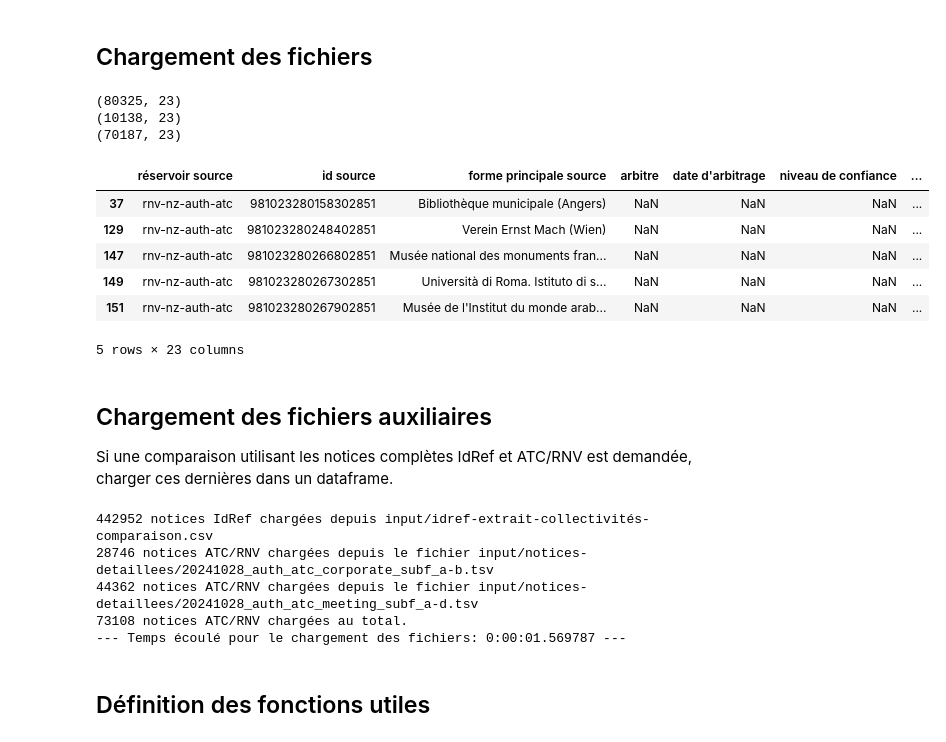
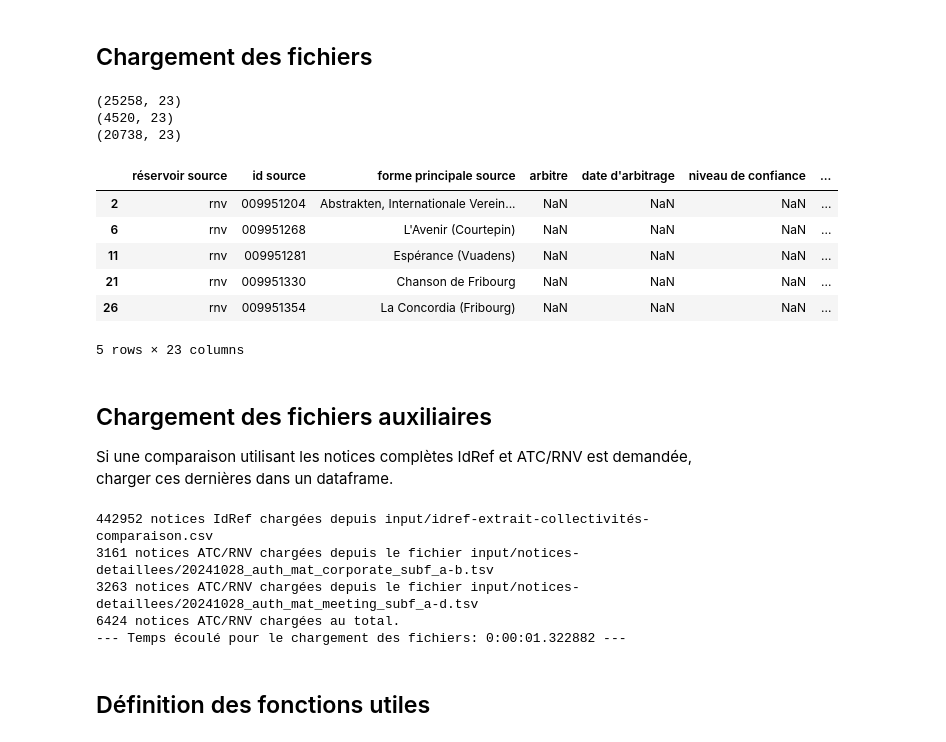
Before and after one commit to timtomch/ouali-benchmark, a Jupyter notebook: Validation-alignements.ipynb, the cells around one changed output. Cells and saved outputs as stored; diff of their text form; code cells hidden in the pictures.

Commit message:
Externes collectivités mat

```diff
--- a/Validation-alignements.ipynb
+++ b/Validation-alignements.ipynb
@@ -16,10 +16,10 @@ pd.options.mode.chained_assignment = None  # Remove copy in place warning for da
 
 
 # Définition du fichier d'alignement à vérifier
-input_file_path = "input/verif-auto-102024/rapport_20240926010347_alignement-défini_TEST ATC-collectivites_test-collectivites.tsv"
+input_file_path = "input/verif-auto-102024/rapport_20240926010003_alignement-défini_TEST Mat-collectivites_Tout.tsv"
 
 # Définition du fichier de sortie pour les cas suspects
-output_file_root = "output/verif-auto-102024/verif-auto-collectivités-ATC"
+output_file_root = "output/verif-auto-102024/verif-auto-collectivités-Mat"
 
 # Faut-il exporter tous les alignements vérifiés avec une colonne identifiant les cas suspects (True),
 # ou exporter ces derniers à part (False)?
@@ -49,8 +49,8 @@ idref_records_folder = "/Users/thomas/Documents/tmp-nobackup/bcu-rnv/idref-harve
 # - 'personnes'
 # - 'collectivités'
 # - 'congrès'
-atc_sets = ['collectivités', 'congrès']
-atc_records_file_paths = ["input/notices-detaillees/20241028_auth_atc_corporate_subf_a-b.tsv","input/notices-detaillees/20241028_auth_atc_meeting_subf_a-d.tsv"]
+atc_sets = ['collectivités','congrès']
+atc_records_file_paths = ["input/notices-detaillees/20241028_auth_mat_corporate_subf_a-b.tsv","input/notices-detaillees/20241028_auth_mat_meeting_subf_a-d.tsv"]
 
 # Pour limiter le chargement des fichiers IdRef (ex. pour tester), renseigner cette variable pour ne charger que les x premier fichiers.
 # Pour ne pas limiter, assigner la valeur -1
@@ -83,41 +83,41 @@ target_colname = "réservoir cible"
 target_candidatenr_colname = "nombre de candidats"
 idref_id_colname = "id cible"
 atc_id_colname = "id source"
 
 # Vérifier que tous les fichiers existent vraiment avant de continuer
 all_files = []
 for variable in [input_file_path, atc_records_file_paths]:
     if isinstance(variable, list):
         all_files.extend(variable)
     else:
         all_files.append(variable)
 
 for file in all_files:
     if file and not os.path.isfile(file):
         print("ATTENTION le fichier suivant n'existe pas: ",file)
 
 # Le fichier à vérifier est chargé dans une dataframe
 df = pd.read_csv(input_file_path, sep='\t', dtype = str)
 print(df.shape)
 
 # Pour la comparaison, on retire les types d'alignements ignorés ainsi que les non-alignements
 df_filtered = df[(df[align_type_colname].isin(valid_types)) & (df[target_colname] == 'idref')]
 df_rest = df[(~df[align_type_colname].isin(valid_types)) | (df[target_colname] != 'idref')]
 print(df_filtered.shape)
 print(df_rest.shape)
 display(df_filtered.head())
 
 df_filtered.reset_index(drop=True, inplace=True)  # Drop indexes since we're not going to use them
 # %% [output]
-(80325, 23)
-(10138, 23)
-(70187, 23)
+(25258, 23)
+(4520, 23)
+(20738, 23)
 |  | réservoir source | id source | forme principale source | arbitre | date d'arbitrage | niveau de confiance | ... |
-| 37 | rnv-nz-auth-atc | 981023280158302851 | Bibliothèque municipale (Angers) | NaN | NaN | NaN | ... |
-| 129 | rnv-nz-auth-atc | 981023280248402851 | Verein Ernst Mach (Wien) | NaN | NaN | NaN | ... |
-| 147 | rnv-nz-auth-atc | 981023280266802851 | Musée national des monuments fran... | NaN | NaN | NaN | ... |
-| 149 | rnv-nz-auth-atc | 981023280267302851 | Università di Roma. Istituto di s... | NaN | NaN | NaN | ... |
-| 151 | rnv-nz-auth-atc | 981023280267902851 | Musée de l'Institut du monde arab... | NaN | NaN | NaN | ... |
+| 2 | rnv | 009951204 | Abstrakten, Internationale Verein... | NaN | NaN | NaN | ... |
+| 6 | rnv | 009951268 | L'Avenir (Courtepin) | NaN | NaN | NaN | ... |
+| 11 | rnv | 009951281 | Espérance (Vuadens) | NaN | NaN | NaN | ... |
+| 21 | rnv | 009951330 | Chanson de Fribourg | NaN | NaN | NaN | ... |
+| 26 | rnv | 009951354 | La Concordia (Fribourg) | NaN | NaN | NaN | ... |
 5 rows × 23 columns
 # %% [markdown]
 ## Chargement des fichiers auxiliaires
@@ -280,10 +280,10 @@ tps_fin_chargement = datetime.now()
 print("--- Temps écoulé pour le chargement des fichiers: %s ---" % format(tps_fin_chargement - tps_debut_chargement))
 # %% [output]
 442952 notices IdRef chargées depuis input/idref-extrait-collectivités-comparaison.csv
-28746 notices ATC/RNV chargées depuis le fichier input/notices-detaillees/20241028_auth_atc_corporate_subf_a-b.tsv
-44362 notices ATC/RNV chargées depuis le fichier input/notices-detaillees/20241028_auth_atc_meeting_subf_a-d.tsv
-73108 notices ATC/RNV chargées au total.
---- Temps écoulé pour le chargement des fichiers: 0:00:01.569787 ---
+3161 notices ATC/RNV chargées depuis le fichier input/notices-detaillees/20241028_auth_mat_corporate_subf_a-b.tsv
+3263 notices ATC/RNV chargées depuis le fichier input/notices-detaillees/20241028_auth_mat_meeting_subf_a-d.tsv
+6424 notices ATC/RNV chargées au total.
+--- Temps écoulé pour le chargement des fichiers: 0:00:01.322882 ---
 # %% [markdown]
 ## Définition des fonctions utiles
 # %%
```
Also changed, not shown: parts of 3 cells of this notebook.
